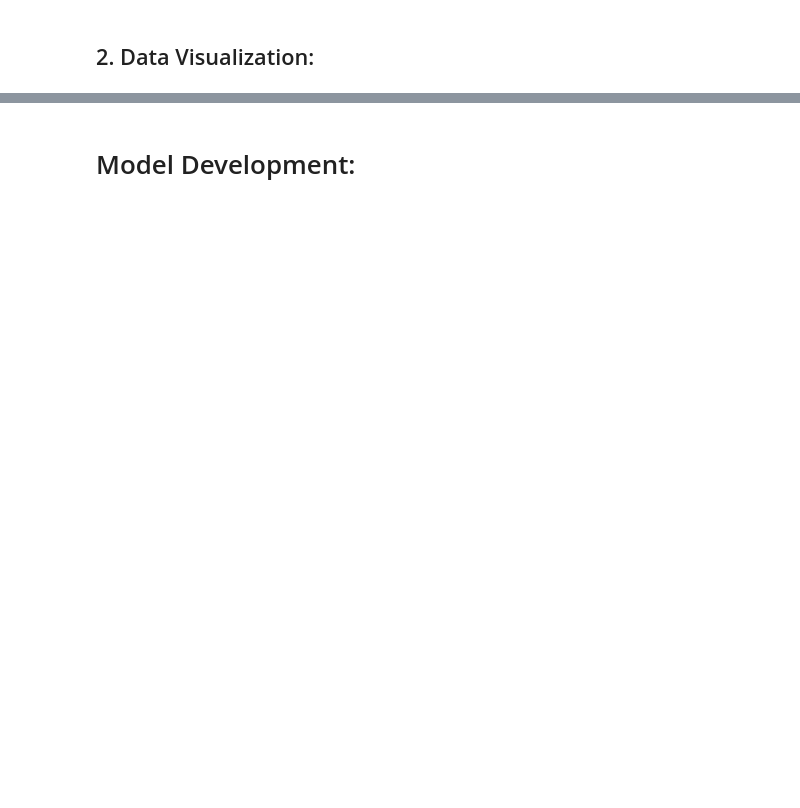
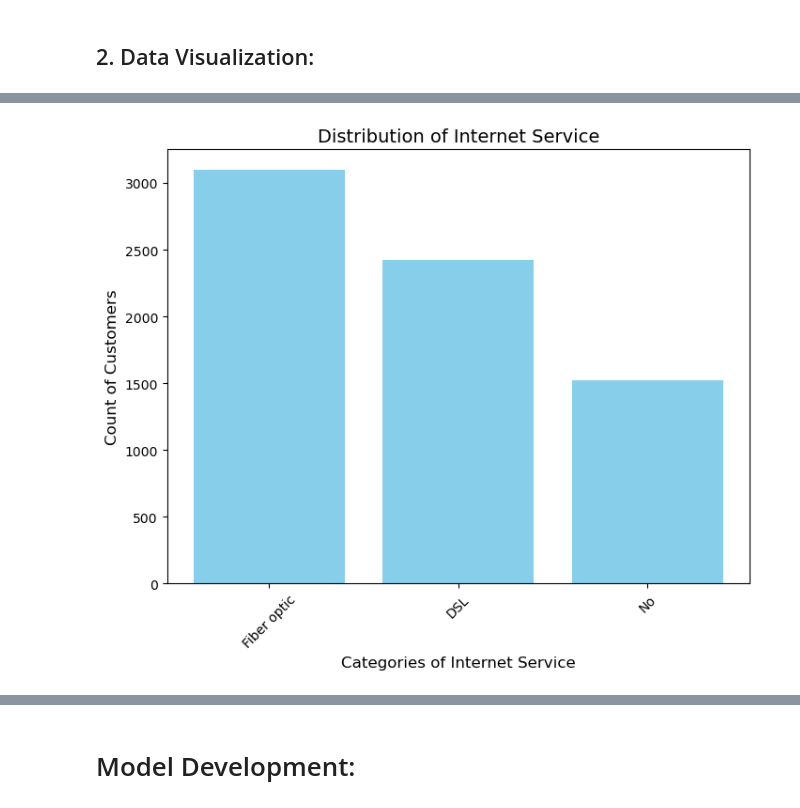
Before and after one commit to drachenherz19/Customer-Churn-Prediction, a Jupyter notebook: Customer Churn Prediction - Akhil Nair.ipynb, the cells around one changed output, grey strips where cells are left out. Cells and saved outputs as stored; diff of their text form; code cells hidden in the pictures; blank space fills up the shorter version.

```diff
--- a/Customer Churn Prediction - Akhil Nair.ipynb
+++ b/Customer Churn Prediction - Akhil Nair.ipynb
@@ -295,0 +206,13 @@ customer_churn.boxplot(column='tenure',by=['Contract'])
+# %%
+internet_service_counts = customer_churn['InternetService'].value_counts()
+
+#We now create a bar plot to understand the 'InternetService' column:
+plt.figure(figsize=(8, 6))
+plt.bar(internet_service_counts.index, internet_service_counts.values, color='skyblue')
+plt.xlabel('Categories of Internet Service', fontsize=12)
+plt.ylabel('Count of Customers', fontsize=12)
+plt.title('Distribution of Internet Service', fontsize=14)
+plt.xticks(rotation=45)
+plt.show()
+# %% [output]
+[figure, added]
```
Also changed, not shown: parts of 105 cells of this notebook.
